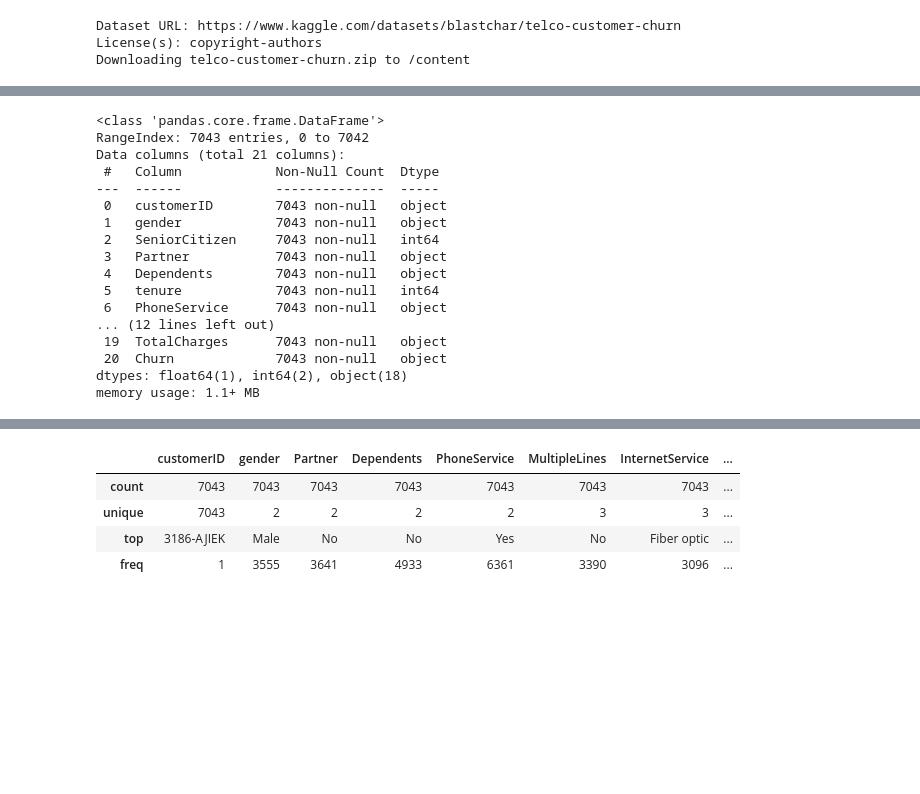
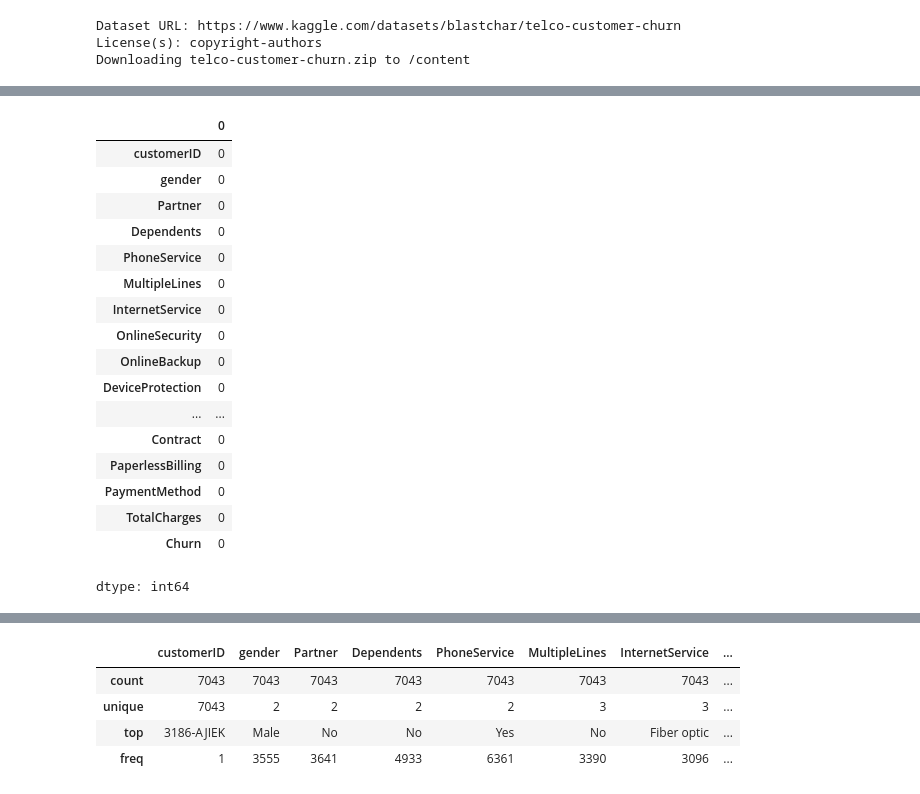
Before and after one commit to mithulya-s/churn_prediction, a Jupyter notebook: ML_Coursework.ipynb, the cells around one changed output, grey strips where cells are left out. Drawn from its saved outputs; the diff is of its cells as text; code cells hidden in the pictures; blank space fills up the shorter version.

```diff
--- a/ML_Coursework.ipynb
+++ b/ML_Coursework.ipynb
@@ -37,21 +100,23 @@ df.shape
-# %%
-#df.shape
-df.info()
-# %% [output]
-<class 'pandas.core.frame.DataFrame'>
-RangeIndex: 7043 entries, 0 to 7042
-Data columns (total 21 columns):
- #   Column            Non-Null Count  Dtype
----  ------            --------------  -----
- 0   customerID        7043 non-null   object
- 1   gender            7043 non-null   object
- 2   SeniorCitizen     7043 non-null   int64
- 3   Partner           7043 non-null   object
- 4   Dependents        7043 non-null   object
- 5   tenure            7043 non-null   int64
- 6   PhoneService      7043 non-null   object
-... (12 lines left out)
- 19  TotalCharges      7043 non-null   object
- 20  Churn             7043 non-null   object
-dtypes: float64(1), int64(2), object(18)
-memory usage: 1.1+ MB
+# %%
+#Checking empty strings in categorical columns, by making a new dataframe
+obj_cols= df.select_dtypes(include='object').columns
+(df[obj_cols] == '').sum()
+# %% [output]
+|  | 0 |
+| customerID | 0 |
+| gender | 0 |
+| Partner | 0 |
+| Dependents | 0 |
+| PhoneService | 0 |
+| MultipleLines | 0 |
+| InternetService | 0 |
+| OnlineSecurity | 0 |
+| OnlineBackup | 0 |
+| DeviceProtection | 0 |
+| ... | ... |
+| Contract | 0 |
+| PaperlessBilling | 0 |
+| PaymentMethod | 0 |
+| TotalCharges | 0 |
+| Churn | 0 |
+dtype: int64
```
Also changed, not shown: parts of 14 cells of this notebook.
